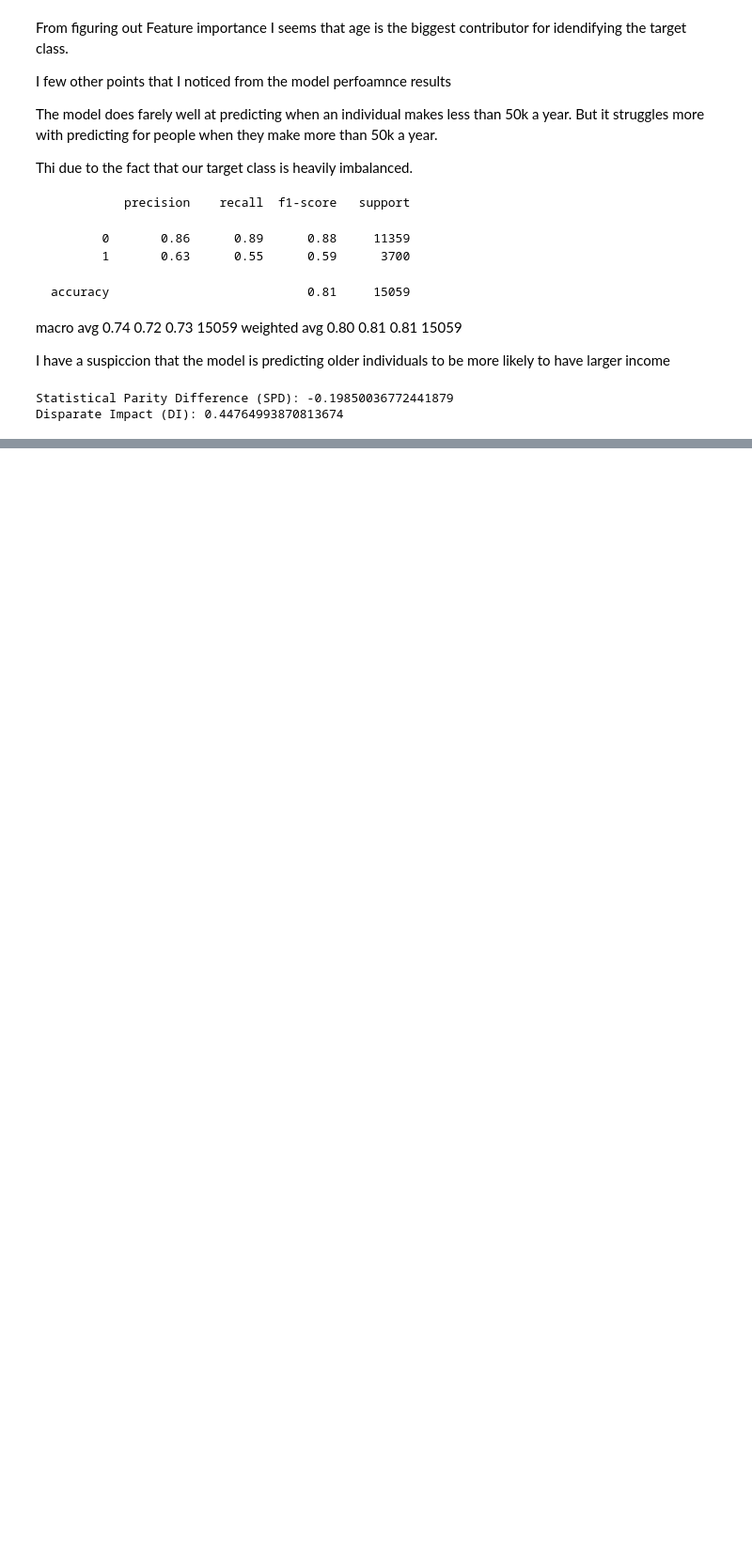
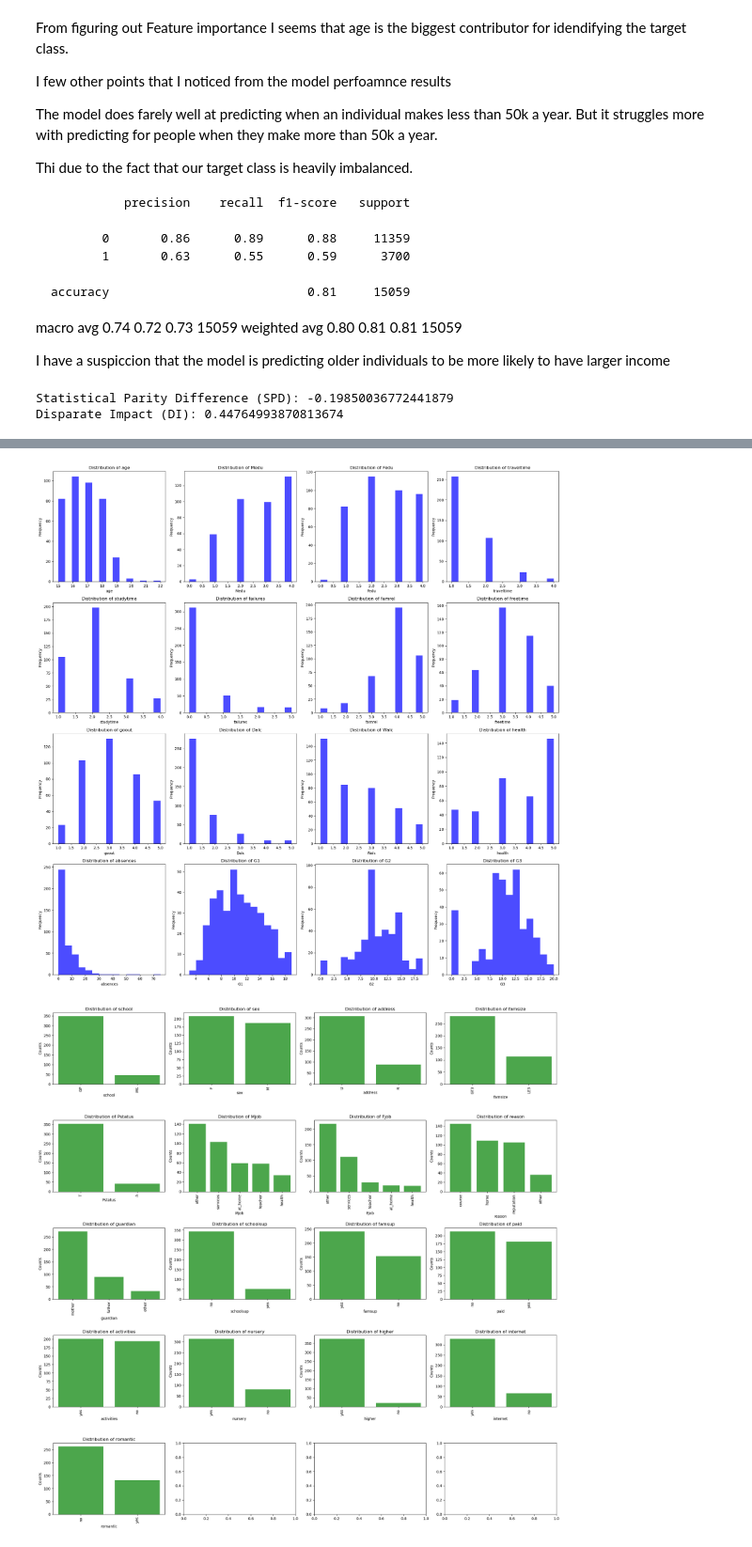
Before and after one commit to ramosv/Removing-Bias-from-ML-Models, a Jupyter notebook: vicente_ramos_semester_project.ipynb, the cells around one changed output, grey strips where cells are left out. Shown at 94% size. Drawn from its saved outputs; the diff is of its cells as text; code cells hidden in the pictures; blank space fills up the shorter version.

```diff
--- a/vicente_ramos_semester_project.ipynb
+++ b/vicente_ramos_semester_project.ipynb
@@ -26,8 +41,8 @@ import matplotlib.pyplot as plt
 
 sys.path.append("../")
 # %%
-adult_data = pd.read_csv("C:/Users/ramosv/Desktop/Bias in AI/Semester Project/adult/adult.data")
-adult_test = pd.read_csv("C:/Users/ramosv/Desktop/Bias in AI/Semester Project/adult/adult.test")
+adult_data = pd.read_csv("C:/Users/ramosv/Desktop/GitHub/Removing-Bias-from-ML-Models/adult/adult.data")
+adult_test = pd.read_csv("C:/Users/ramosv/Desktop/GitHub/Removing-Bias-from-ML-Models/adult/adult.test")
 
 # columns_names = ["age","workclass","fnlwgt","education","education-num","marital-status","occupation","relationship","race","sex","capital-gain","capital-loss","hours-per-week","native-country","income"]
 
@@ -358,0 +597,46 @@ Disparate Impact (DI): 0.44764993870813674
+# %%
+student_math = pd.read_csv("C:/Users/ramosv/Desktop/GitHub/Removing-Bias-from-ML-Models/students/student-mat.csv", delimiter=';', quotechar='"')
+
+# Lets predifine the numerical and categorical variables since the data from the csv file does not come labeled
+numerical_variables = ["age", "Medu", "Fedu", "traveltime", "studytime", "failures", "famrel", "freetime", "goout", "Dalc", "Walc", "health", "absences", "G1", "G2", "G3"]
+
+categorical_variables = ["school", "sex", "address", "famsize", "Pstatus", "Mjob","Fjob", "reason", "guardian", "schoolsup", "famsup","paid", "activities", "nursery", "higher", "internet","romantic"]
+
+# I like to always start by exploring the distribution of the data to better understand
+figures, axes = plt.subplots(4, 4, figsize=(20, 20))
+
+for axis, var in zip(axes.flatten(), numerical_variables):
+    axis.hist(student_math[var], bins=15, color="blue", alpha=0.7)
+    axis.set_title(f"Distribution of {var}")
+    axis.set_xlabel(var)
+    axis.set_ylabel('Frequency')
+
+plt.tight_layout()
+plt.show()
+
+# We do the same for the categorical variables
+figures, axes = plt.subplots(5, 4, figsize=(20, 20))
+
+for column in categorical_variables:
+    student_math[column] = student_math[f"{column}"].astype("category")
+
+for axis, var in zip(axes.flatten(), categorical_variables):
+    counts = student_math[var].value_counts().sort_values(ascending=False)
+    axis.bar(counts.index.astype(str), counts.values, color='green', alpha=0.7)
+    axis.set_title(f'Distribution of {var}')
+    axis.set_xlabel(var)
+    axis.set_ylabel('Counts')
+    axis.set_xticklabels(counts.index.astype(str), rotation=90)
+
+plt.tight_layout()
+plt.show()
+
+# FInally the target class
+student_math['G3'].value_counts().plot(kind='bar')
+plt.title('Distribution of Target Class (Final Year Grade)')
+plt.xlabel('Final Year Grade')
+plt.ylabel('Frequency')
+plt.show()
+# %% [output]
+[figure, added]
+[figure, added]
```
Also changed, not shown: parts of 27 cells of this notebook, 8 other files.
